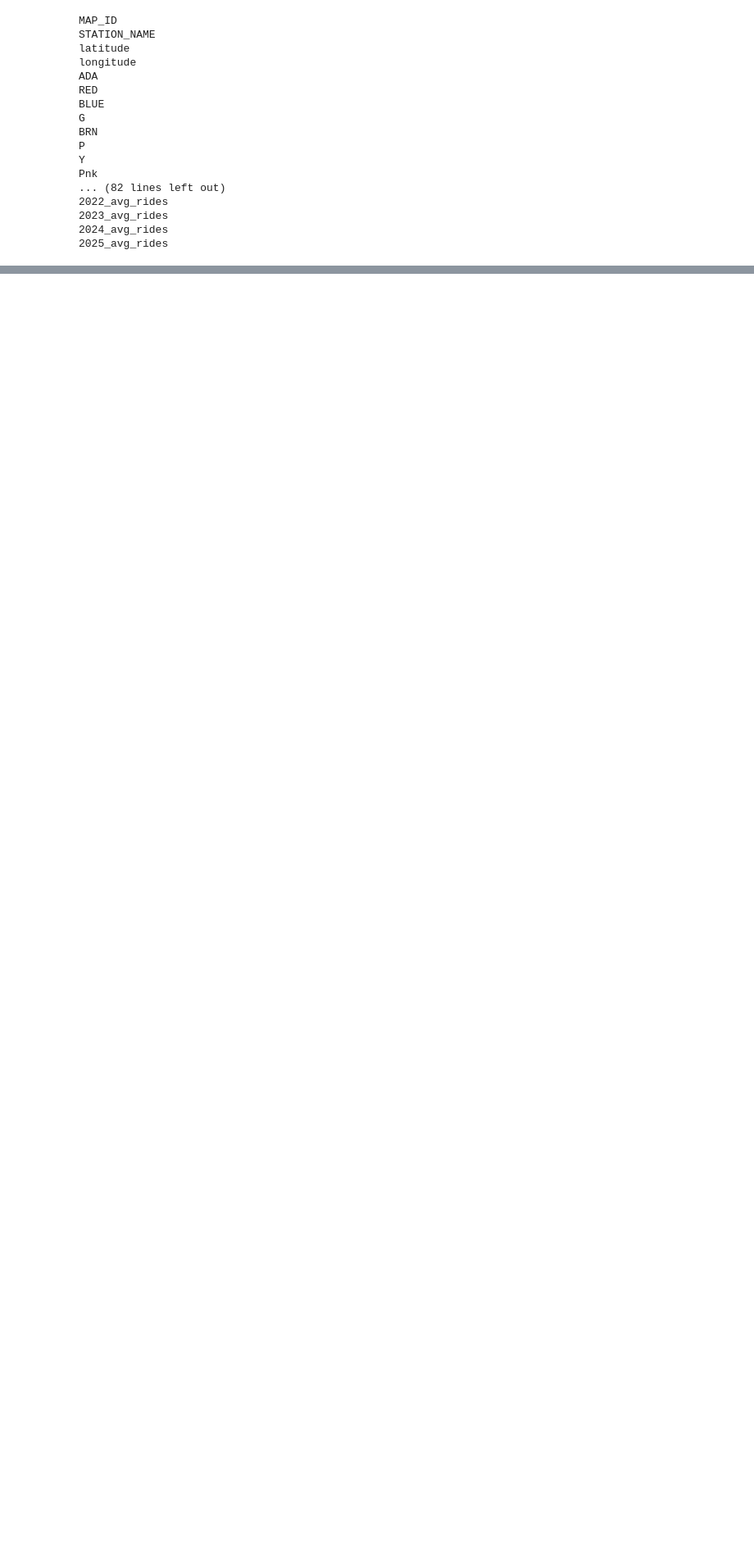
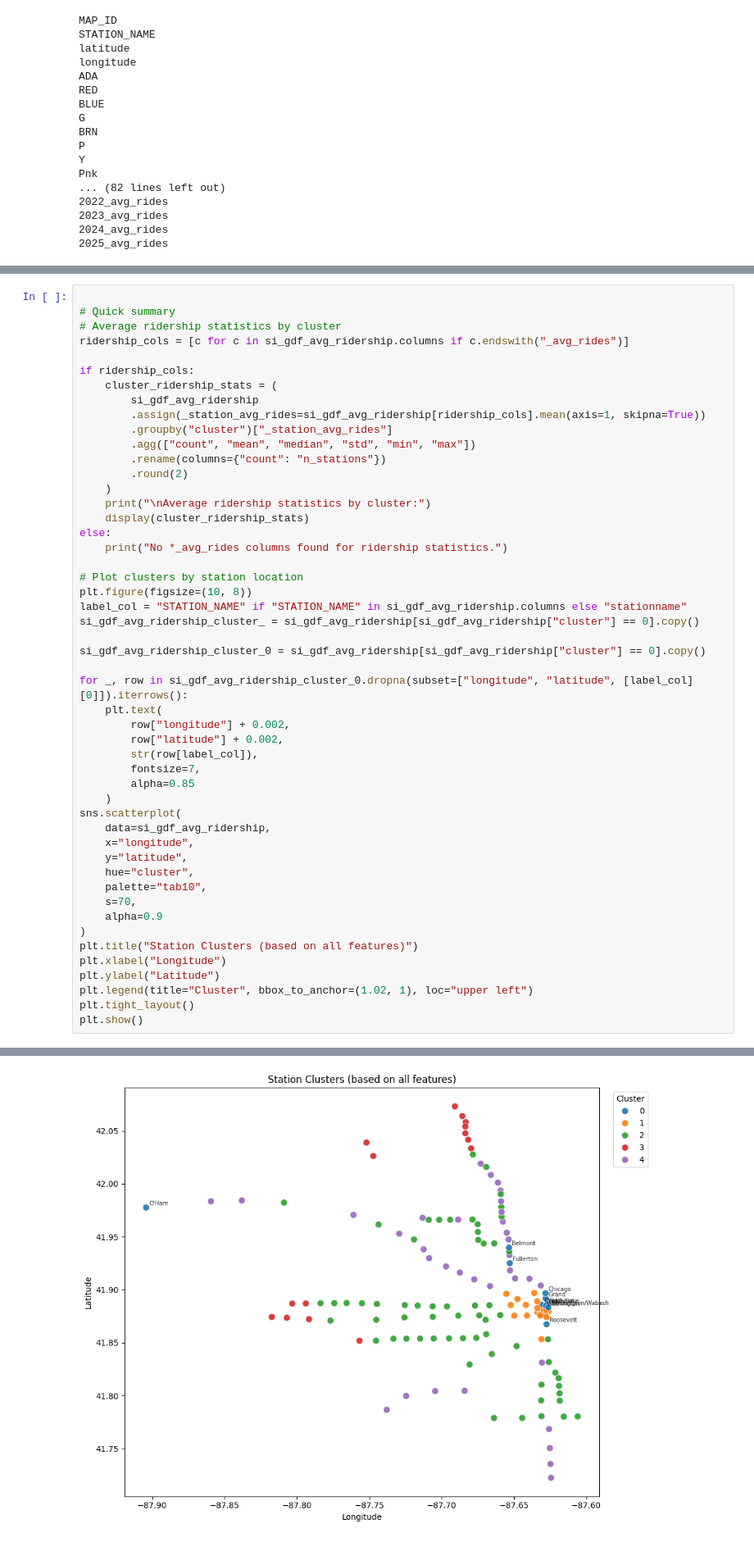
Before and after one commit to azcao95/cta-ridership-w2026-mads-milestone-2, a Jupyter notebook: ridership.ipynb, the cells around one changed output, grey strips where cells are left out. Shown at 82% size. Drawn from its saved outputs; the diff is of its cells as text; blank space fills up the shorter version.

Commit message:
update cluster plot

```diff
--- a/ridership.ipynb
+++ b/ridership.ipynb
@@ -1368,0 +1379,51 @@ We can see clear clusters. Cluster 0 seems to be high traffic. centered around t
+# %%
+
+# Quick summary
+# Average ridership statistics by cluster
+ridership_cols = [c for c in si_gdf_avg_ridership.columns if c.endswith("_avg_rides")]
+
+if ridership_cols:
+    cluster_ridership_stats = (
+        si_gdf_avg_ridership
+        .assign(_station_avg_rides=si_gdf_avg_ridership[ridership_cols].mean(axis=1, skipna=True))
+        .groupby("cluster")["_station_avg_rides"]
+        .agg(["count", "mean", "median", "std", "min", "max"])
+        .rename(columns={"count": "n_stations"})
+        .round(2)
+    )
+    print("\nAverage ridership statistics by cluster:")
+    display(cluster_ridership_stats)
+else:
+    print("No *_avg_rides columns found for ridership statistics.")
+
+# Plot clusters by station location
+plt.figure(figsize=(10, 8))
+label_col = "STATION_NAME" if "STATION_NAME" in si_gdf_avg_ridership.columns else "stationname"
+si_gdf_avg_ridership_cluster_ = si_gdf_avg_ridership[si_gdf_avg_ridership["cluster"] == 0].copy()
+
+si_gdf_avg_ridership_cluster_0 = si_gdf_avg_ridership[si_gdf_avg_ridership["cluster"] == 0].copy()
+
+for _, row in si_gdf_avg_ridership_cluster_0.dropna(subset=["longitude", "latitude", [label_col][0]]).iterrows():
+    plt.text(
+        row["longitude"] + 0.002,
+        row["latitude"] + 0.002,
+        str(row[label_col]),
+        fontsize=7,
+        alpha=0.85
+    )
+sns.scatterplot(
+    data=si_gdf_avg_ridership,
+    x="longitude",
+    y="latitude",
+    hue="cluster",
+    palette="tab10",
+    s=70,
+    alpha=0.9
+)
+plt.title("Station Clusters (based on all features)")
+plt.xlabel("Longitude")
+plt.ylabel("Latitude")
+plt.legend(title="Cluster", bbox_to_anchor=(1.02, 1), loc="upper left")
+plt.tight_layout()
+plt.show()
+# %% [output]
@@ -1368,0 +1438 @@ We can see clear clusters. Cluster 0 seems to be high traffic. centered around t
+[figure, added]
```
Also changed, not shown: parts of 29 cells of this notebook.
